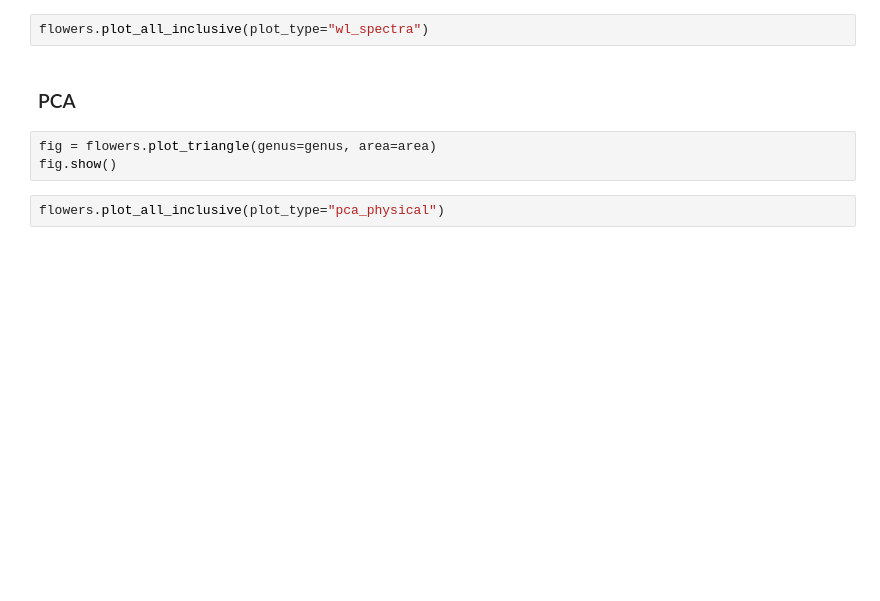
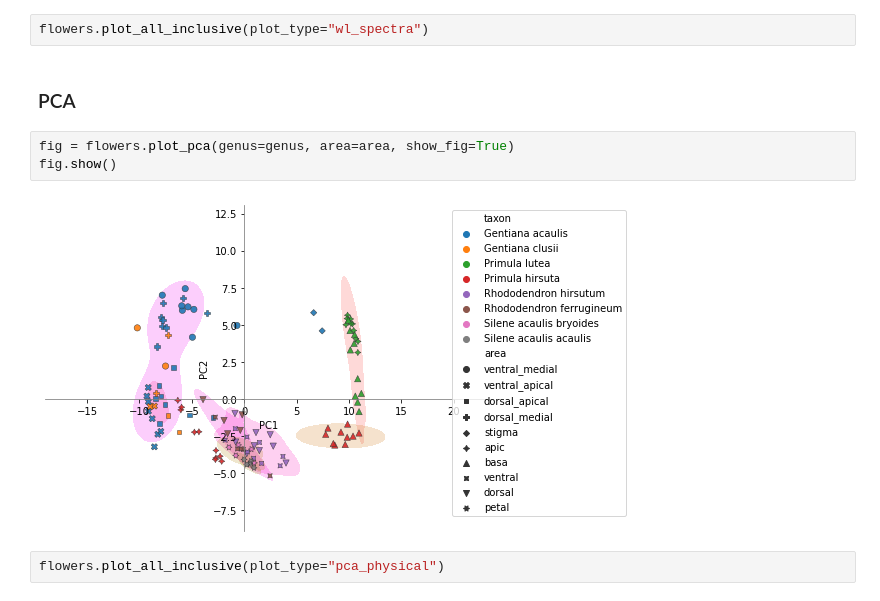
Before and after one commit to biothomme/Retinol, a Jupyter notebook: bumbleview/bumbleview.ipynb, the cells around one changed output. Cells and saved outputs as stored; diff of their text form; blank space fills up the shorter version.

```diff
--- a/bumbleview/bumbleview.ipynb
+++ b/bumbleview/bumbleview.ipynb
@@ -49,8 +105,10 @@ flowers.plot_all_inclusive(plot_type="wl_spectra")
 # %% [markdown]
 ### PCA
 # %%
-fig = flowers.plot_triangle(genus=genus, area=area)
+fig = flowers.plot_pca(genus=genus, area=area, show_fig=True)
 fig.show()
+# %% [output]
+[figure, added]
 # %%
 flowers.plot_all_inclusive(plot_type="pca_physical")
 # %% [markdown]
```
Also changed, not shown: parts of 30 cells of this notebook, 1 other file.
